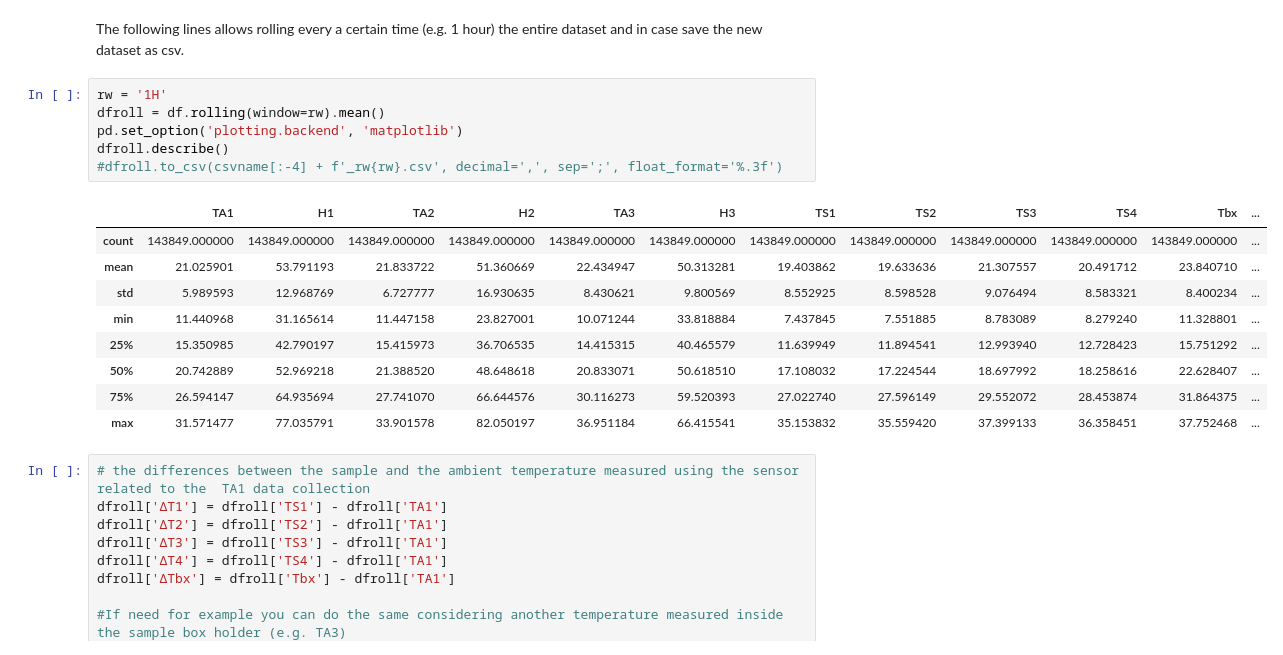
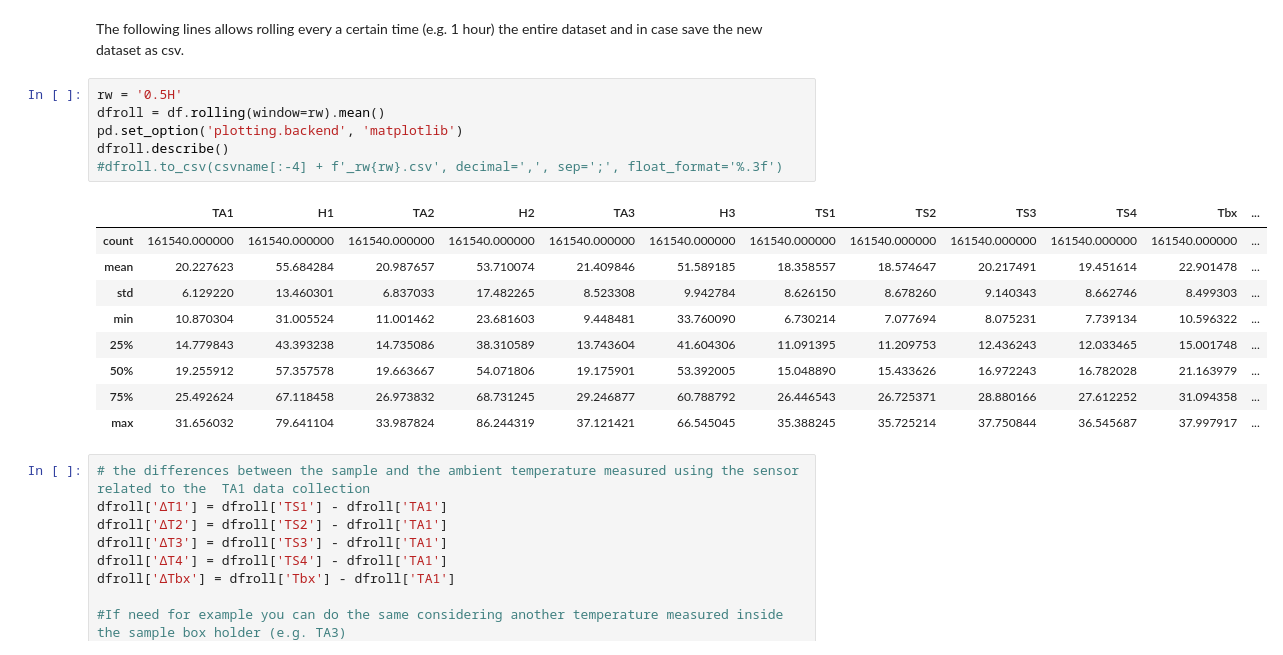
Before and after one commit to GiuseppeELio/FRESCO-Board, a Jupyter notebook: FRESCO_Tdrop_PCool_analysis.ipynb, the cells around one changed output. Drawn from its saved outputs; the diff is of its cells as text.

```diff
--- a/FRESCO_Tdrop_PCool_analysis.ipynb
+++ b/FRESCO_Tdrop_PCool_analysis.ipynb
@@ -45,21 +45,21 @@ def export_figure(fig, fname, dpi=120, transparent=False):
 # %% [markdown]
 The following lines allows rolling every a certain time (e.g. 1 hour) the entire dataset and in case save the new dataset as csv.
 # %%
-rw = '1H'
+rw = '0.5H'
 dfroll = df.rolling(window=rw).mean()
 pd.set_option('plotting.backend', 'matplotlib')
 dfroll.describe()
 #dfroll.to_csv(csvname[:-4] + f'_rw{rw}.csv', decimal=',', sep=';', float_format='%.3f')
 # %% [output]
 |  | TA1 | H1 | TA2 | H2 | TA3 | H3 | TS1 | TS2 | TS3 | TS4 | Tbx | ... |
-| count | 143849.000000 | 143849.000000 | 143849.000000 | 143849.000000 | 143849.000000 | 143849.000000 | 143849.000000 | 143849.000000 | 143849.000000 | 143849.000000 | 143849.000000 | ... |
-| mean | 21.025901 | 53.791193 | 21.833722 | 51.360669 | 22.434947 | 50.313281 | 19.403862 | 19.633636 | 21.307557 | 20.491712 | 23.840710 | ... |
-| std | 5.989593 | 12.968769 | 6.727777 | 16.930635 | 8.430621 | 9.800569 | 8.552925 | 8.598528 | 9.076494 | 8.583321 | 8.400234 | ... |
-| min | 11.440968 | 31.165614 | 11.447158 | 23.827001 | 10.071244 | 33.818884 | 7.437845 | 7.551885 | 8.783089 | 8.279240 | 11.328801 | ... |
-| 25% | 15.350985 | 42.790197 | 15.415973 | 36.706535 | 14.415315 | 40.465579 | 11.639949 | 11.894541 | 12.993940 | 12.728423 | 15.751292 | ... |
-| 50% | 20.742889 | 52.969218 | 21.388520 | 48.648618 | 20.833071 | 50.618510 | 17.108032 | 17.224544 | 18.697992 | 18.258616 | 22.628407 | ... |
-| 75% | 26.594147 | 64.935694 | 27.741070 | 66.644576 | 30.116273 | 59.520393 | 27.022740 | 27.596149 | 29.552072 | 28.453874 | 31.864375 | ... |
-| max | 31.571477 | 77.035791 | 33.901578 | 82.050197 | 36.951184 | 66.415541 | 35.153832 | 35.559420 | 37.399133 | 36.358451 | 37.752468 | ... |
+| count | 161540.000000 | 161540.000000 | 161540.000000 | 161540.000000 | 161540.000000 | 161540.000000 | 161540.000000 | 161540.000000 | 161540.000000 | 161540.000000 | 161540.000000 | ... |
+| mean | 20.227623 | 55.684284 | 20.987657 | 53.710074 | 21.409846 | 51.589185 | 18.358557 | 18.574647 | 20.217491 | 19.451614 | 22.901478 | ... |
+| std | 6.129220 | 13.460301 | 6.837033 | 17.482265 | 8.523308 | 9.942784 | 8.626150 | 8.678260 | 9.140343 | 8.662746 | 8.499303 | ... |
+| min | 10.870304 | 31.005524 | 11.001462 | 23.681603 | 9.448481 | 33.760090 | 6.730214 | 7.077694 | 8.075231 | 7.739134 | 10.596322 | ... |
+| 25% | 14.779843 | 43.393238 | 14.735086 | 38.310589 | 13.743604 | 41.604306 | 11.091395 | 11.209753 | 12.436243 | 12.033465 | 15.001748 | ... |
+| 50% | 19.255912 | 57.357578 | 19.663667 | 54.071806 | 19.175901 | 53.392005 | 15.048890 | 15.433626 | 16.972243 | 16.782028 | 21.163979 | ... |
+| 75% | 25.492624 | 67.118458 | 26.973832 | 68.731245 | 29.246877 | 60.788792 | 26.446543 | 26.725371 | 28.880166 | 27.612252 | 31.094358 | ... |
+| max | 31.656032 | 79.641104 | 33.987824 | 86.244319 | 37.121421 | 66.545045 | 35.388245 | 35.725214 | 37.750844 | 36.545687 | 37.997917 | ... |
 # %%
 # the differences between the sample and the ambient temperature measured using the sensor related to the  TA1 data collection
 dfroll['ΔT1'] = dfroll['TS1'] - dfroll['TA1']
```
Also changed, not shown: parts of 2 cells of this notebook.
